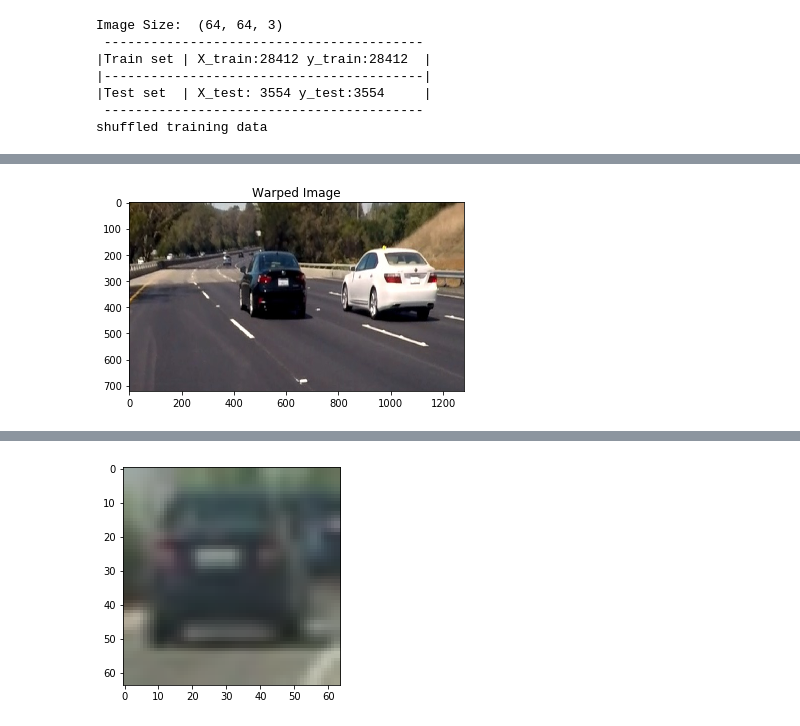
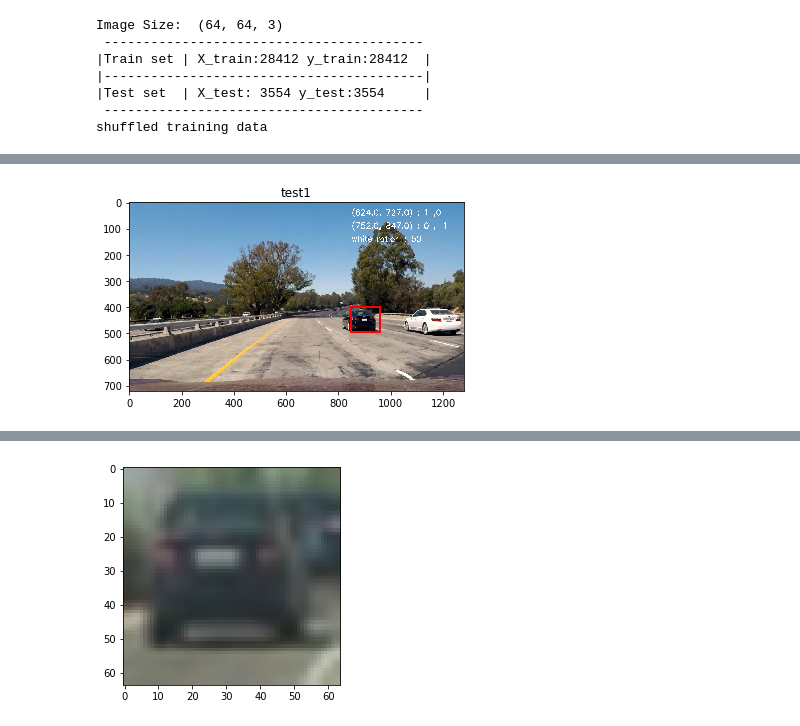
Before and after one commit to adreena/Vehicle_Detection, a Jupyter notebook: vehicle_detection.ipynb, the cells around one changed output, grey strips where cells are left out. Cells and saved outputs as stored; diff of their text form; code cells hidden in the pictures.

```diff
--- a/vehicle_detection.ipynb
+++ b/vehicle_detection.ipynb
@@ -365,9 +365,9 @@ print('Feature vector length:', len(X_train[0]))
 # Check the training time for the SVC
 t=time.time()
 parameters = {'kernel':('linear', 'rbf'), 'C':[1, 10]}
-# svm = LinearSVC()
+svc = LinearSVC()
 # svc = CalibratedClassifierCV(svm)
-svc= svm.SVC(kernel='linear',probability=True)
+# svc= svm.SVC(kernel='linear',probability=True)
 # svc = GridSearchCV(svc, parameters,n_jobs=5, pre_dispatch=4)
 # param_grid = { 'C':[1.0,10.0] }
 # svc = GridSearchCV(svc,parameters, n_jobs=5, pre_dispatch=4)
@@ -398,7 +398,6 @@ def image_display(image,title=''):
 # %%
 def find_cars(img, ystart, ystop, scale, svc, X_scaler, orient, pix_per_cell, cell_per_block, spatial_size, hist_bins,color_space):
     boxes= []
-    predictions=[]
 
     draw_img = np.copy(img)
 #     img = img.astype(np.float32)/255
@@ -459,15 +458,13 @@ def find_cars(img, ystart, ystop, scale, svc, X_scaler, orient, pix_per_cell, ce
             test_features = X_scaler.transform(np.hstack((spatial_features, hist_features, hog_features)).reshape(1, -1))
             #test_features = X_scaler.transform(np.hstack((shape_feat, hist_feat)).reshape(1, -1))
             test_prediction = svc.predict(test_features)
-            pred_score = svc.predict_proba(test_features)
-            if test_prediction == 1 and pred_score[0][1]>0.8:
-#                 predictions.append()
+            if test_prediction == 1:
                 xbox_left = np.int(xleft*scale)
                 ytop_draw = np.int(ytop*scale)
                 win_draw = np.int(window*scale)
                 boxes.append(((xbox_left, ytop_draw+ystart),(xbox_left+win_draw,ytop_draw+win_draw+ystart)))
 #                 cv2.rectangle(draw_img,(xbox_left, ytop_draw+ystart),(xbox_left+win_draw,ytop_draw+win_draw+ystart),(0,255,0),6)
-    return boxes,predictions
+    return boxes
 # %%
 
 # Define a function to draw bounding boxes
@@ -691,38 +707,53 @@ def get_perspective_transformation(img, src_vertices, dst_vertices):
     warped_image = cv2.warpPerspective(img, M, (img.shape[1],img.shape[0]))
     return warped_image, M
 # %%
-# vehicles = []
-# o1= pipeline(mpimg.imread('test_images/test3.jpg'))
-# image_display(o1,'test3')
-# print('....................................')
-# o1=pipeline(mpimg.imread('test_images/test1.jpg'))
-# image_display(o1, 'test1')
-# print('....................................')
-# # o1=pipeline(mpimg.imread('test_images/test2.jpg'))
-# # image_display(o1,'test2')
-# o1=pipeline(mpimg.imread('test_images/test4.jpg'))
-# image_display(o1,'test4')
-# print('....................................')
-# o1=pipeline(mpimg.imread('test_images/test5.jpg'))
-# image_display(o1,'test5')
-# print('....................................')
-# o1=pipeline(mpimg.imread('test_images/test6.jpg'))
-# image_display(o1,'test6')
-# print('done')
+vehicles = []
+old_white_ratio =0
+o1= pipeline(mpimg.imread('test_images/test3.jpg'))
+image_display(o1,'test3')
+print('....................................')
+o1=pipeline(mpimg.imread('test_images/test1.jpg'))
+image_display(o1, 'test1')
+print('....................................')
+# o1=pipeline(mpimg.imread('test_images/test2.jpg'))
+# image_display(o1,'test2')
+o1=pipeline(mpimg.imread('test_images/test4.jpg'))
+image_display(o1,'test4')
+print('....................................')
+o1=pipeline(mpimg.imread('test_images/test5.jpg'))
+image_display(o1,'test5')
+image_copy = adjust_gamma(mpimg.imread('test_images/test5.jpg'), gamma=1.5)
+image_display(image_copy,'test')
+print('....................................')
+o1=pipeline(mpimg.imread('test_images/test6.jpg'))
+image_display(o1,'test6')
+
 
 
 test_img = mpimg.imread('test_images/test6.jpg')
 
-img_size = [test_img.shape[0],test_img.shape[1]]
-src_vertices =[[600,350],[1200,350],[test_img.shape[1],700],[1100,700]]
-offset = 100
-# dst_vertices = [[200,100],[img_size[1]-1,100],[img_size[1]-1,img_size[0]-1],[offset,img_size[0]-1]]
-dst_vertices = [[0, 0],[1200, 0],[img_size[1] - 1, 1000 - 1],[950, 1000 - 1]]
-img_region = display_region(test_img,src_vertices)
-warped_img, M = get_perspective_transformation(test_img,src_vertices,dst_vertices)
-image_display(img_region,'Region of Interest')
-image_display(warped_img,'Warped Image')
-o1=pipeline(warped_img)
-image_display(o1,'test6')
+# img_size = [test_img.shape[0],test_img.shape[1]]
+# src_vertices_right =[[600,350],[1200,350],[test_img.shape[1],700],[1100,700]]
+# offset = 100
+# # dst_vertices = [[200,100],[img_size[1]-1,100],[img_size[1]-1,img_size[0]-1],[offset,img_size[0]-1]]
+# dst_vertices_right = [[0, 0],[1200, 0],[img_size[1] - 1, 1000 - 1],[950, 1000 - 1]]
+# img_region = display_region(test_img,src_vertices_right)
+# warped_img, M = get_perspective_transformation(test_img,src_vertices_right,dst_vertices_right)
+# image_display(img_region,'Region of Interest')
+# image_display(warped_img,'Warped Image')
+# o1=pipeline(warped_img)
+# image_display(o1,'test6')
+
+
+# src_vertices_left =[[10,350],[750,350],[300,700],[10,700]]
+# offset = 100
+# dst_vertices_left = [[100, 10],[1000, 0],[img_size[1], 1000],[100, 1000 ]]
+# img_region = display_region(test_img,src_vertices_left)
+# warped_img, M = get_perspective_transformation(test_img,src_vertices_left,dst_vertices_left)
+# image_display(img_region,'Region of Interest')
+# image_display(warped_img,'Warped Image')
+# o1=pipeline(warped_img)
+# image_display(o1,'test6')
+
 print('done')
 # %% [output]
@@ -730 +762 @@ print('done')
-[figure, old version]
+[figure, new version]
```
Also changed, not shown: parts of 8 cells of this notebook, 8 other files.
